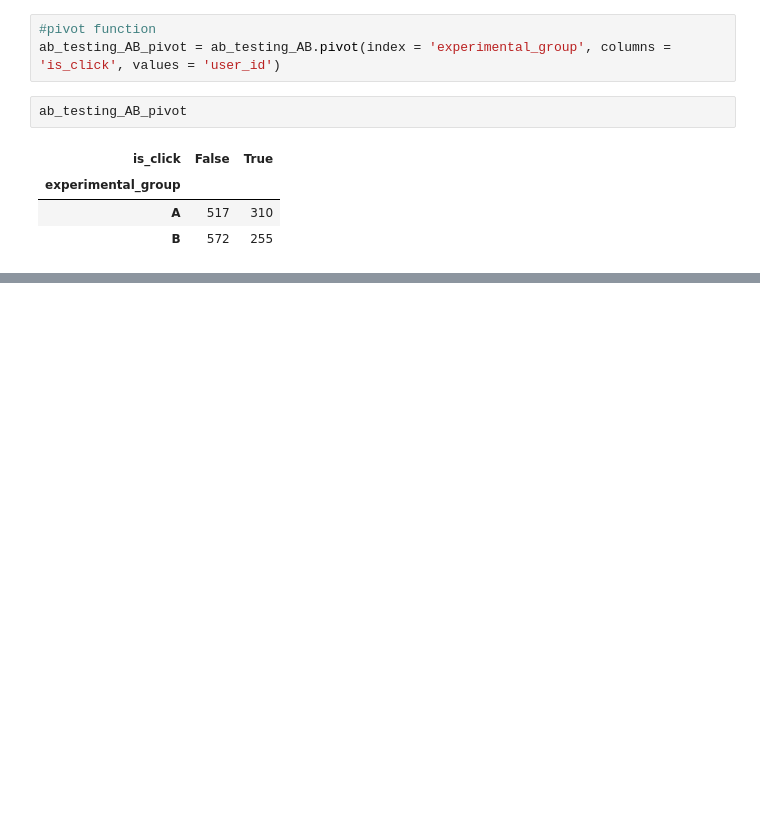
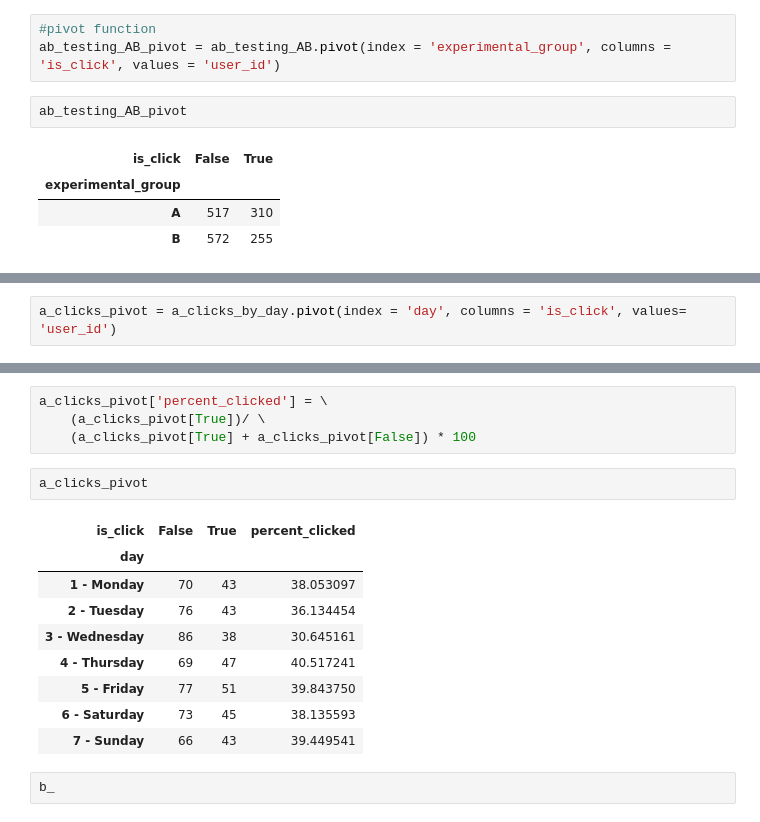
Before and after one commit to anwarrahim/Portfolio_Projects, a Jupyter notebook: 6) A-B testing for showfly.com/AB_testing_showfly.com.ipynb, the cells around one changed output, grey strips where cells are left out. Drawn from its saved outputs; the diff is of its cells as text; blank space fills up the shorter version.

```diff
--- a/6) A-B testing for showfly.com/AB_testing_showfly.com.ipynb
+++ b/6) A-B testing for showfly.com/AB_testing_showfly.com.ipynb
@@ -195,0 +244,2 @@ ab_testing_AB_pivot
+# %%
+a_clicks_pivot = a_clicks_by_day.pivot(index = 'day', columns = 'is_click', values= 'user_id')
@@ -195,0 +258,18 @@ ab_testing_AB_pivot
+# %%
+a_clicks_pivot['percent_clicked'] = \
+    (a_clicks_pivot[True])/ \
+    (a_clicks_pivot[True] + a_clicks_pivot[False]) * 100
+# %%
+a_clicks_pivot
+# %% [output]
+| is_click | False | True | percent_clicked |
+| day |  |  |  |
+| 1 - Monday | 70 | 43 | 38.053097 |
+| 2 - Tuesday | 76 | 43 | 36.134454 |
+| 3 - Wednesday | 86 | 38 | 30.645161 |
+| 4 - Thursday | 69 | 47 | 40.517241 |
+| 5 - Friday | 77 | 51 | 39.843750 |
+| 6 - Saturday | 73 | 45 | 38.135593 |
+| 7 - Sunday | 66 | 43 | 39.449541 |
+# %%
+b_
```
Also changed, not shown: parts of 9 cells of this notebook.
